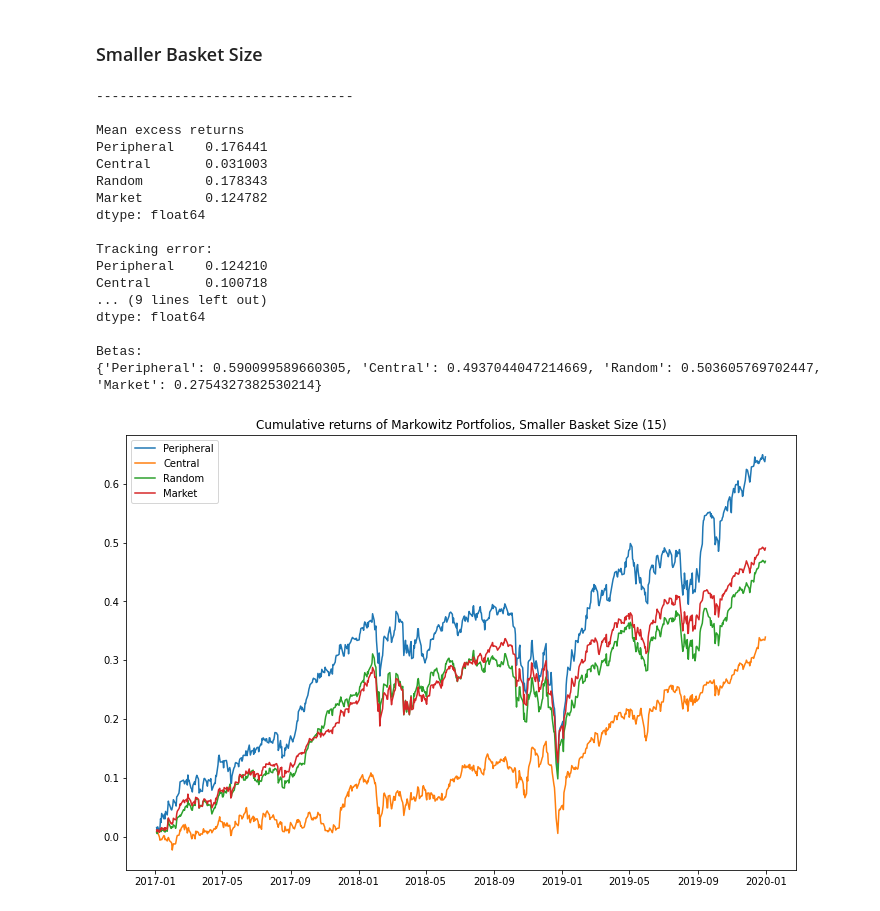
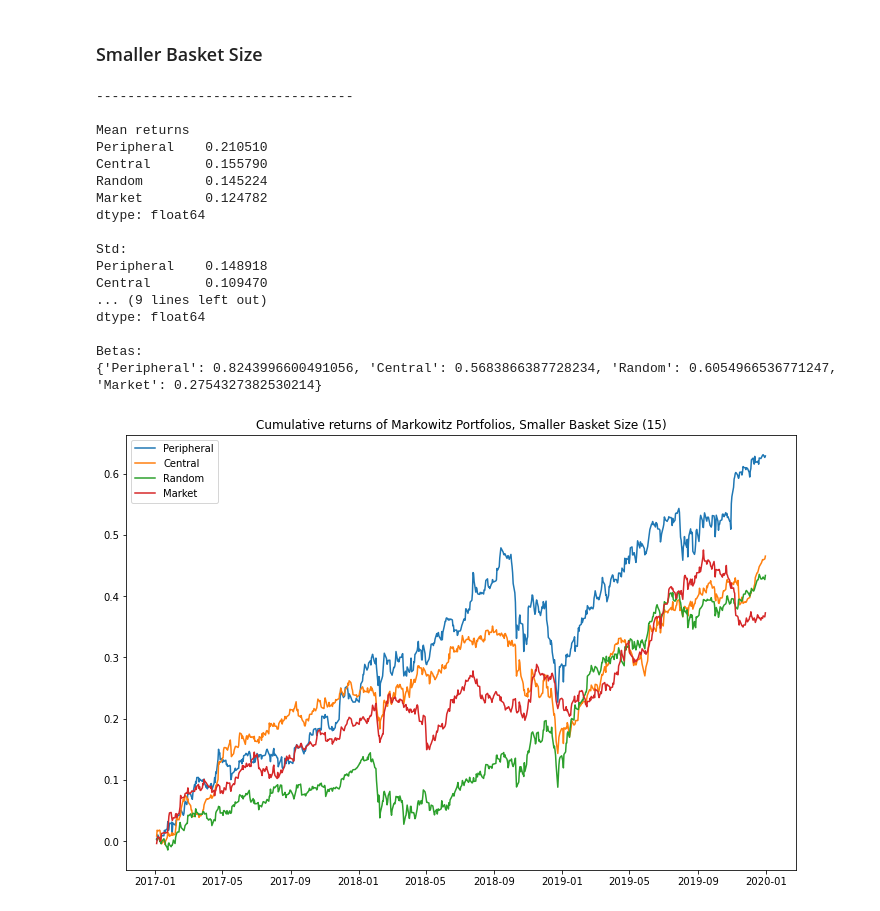
Before and after one commit to jw6602/GC-Project, a Jupyter notebook: backtest.ipynb, the cells around one changed output. Saved outputs shown, nothing was run; the diff lists cells and outputs as text; code cells hidden in the pictures.

```diff
--- a/backtest.ipynb
+++ b/backtest.ipynb
@@ -58,6 +42,11 @@ log_returns_df.head()
 5 rows × 485 columns
 # %%
 # S&P500 daily returns
-SnP_returns = pd.read_csv('SnP_returns.csv', index_col='DATE', parse_dates=True).squeeze()
-SnP_returns
+SnP_returns = pd.read_csv('data/SnP_returns.csv', index_col='DATE', parse_dates=True).squeeze()
+
+plt.figure(figsize=(10,6))
+plt.title('SnP cumulative returns')
+plt.plot(SnP_returns.cumsum())
+plt.axhline(0, linestyle='--', color='k', alpha=.5)
+plt.show()
 # %% [output]
@@ -85,9 +54,10 @@ plt.show()
 # %%
 # XY centrality ranking; computed in the previous workbook
-XY_rankings = pd.read_csv("XY_rankings.csv", index_col='Date', parse_dates=True)
+#XY_rankings = pd.read_csv("data/XY_rankings.csv", index_col='Date', parse_dates=True)
+XY_rankings = pd.read_csv("data/XY_rankings_126.csv", index_col='Date', parse_dates=True)
 print(XY_rankings.info())
 
 # quarterly rebalanced XY ranking
-XY_rankings.iloc[:190:63]
+XY_rankings.iloc[252:505:63]
 # %% [output]
 <class 'pandas.core.frame.DataFrame'>
@@ -448,43 +411,43 @@ plt.show();
 # %%
 basket_size = 15
 
 t_15 = Backtester(basket_size, 63, 1, 252, XY_rankings)
-back_results = t_back.backtest_markowitz_weight(log_returns_df, verbose=False)
+back_15 = t_15.backtest_markowitz_weight(log_returns_df, verbose=False)
 print('\n---------------------------------\n')
-print('Mean excess returns')
-print(back_results.mean()*252)
-print('\nTracking error:')
-print(back_results.std() * np.sqrt(252))
-print('\nInformation Ratio:')
-print(back_results.mean()/eqw_back_results.std() * np.sqrt(252))
+print('Mean returns')
+print(back_15.mean()*252)
+print('\nStd:')
+print(back_15.std() * np.sqrt(252))
+print('\nRisk-adjusted return:')
+print(back_15.mean()/eqw_back_results.std() * np.sqrt(252))
 print('\nBetas:')
-print(compute_betas(back_results, SnP_returns))
+print(compute_betas(back_15, SnP_returns))
 
 plt.figure(figsize=(12,8))
 plt.title('Cumulative returns of Markowitz Portfolios, Smaller Basket Size (%d)'%basket_size)
+
 portfolio_names = ['Peripheral', 'Central', 'Random', 'Market']
-#plt.plot(back_results.cumsum(), label=portfolio_names)
 for name in portfolio_names:
-    plt.plot(eqw_back_results[name].cumsum(), label=name)
+    plt.plot(back_15[name].cumsum(), label=name)
 
 plt.legend()
 plt.show();
 # %% [output]
 ---------------------------------
 
-Mean excess returns
-Peripheral    0.176441
-Central       0.031003
-Random        0.178343
+Mean returns
+Peripheral    0.210510
+Central       0.155790
+Random        0.145224
 Market        0.124782
 dtype: float64
 
-Tracking error:
-Peripheral    0.124210
-Central       0.100718
+Std:
+Peripheral    0.148918
+Central       0.109470
 ... (9 lines left out)
 dtype: float64
 
 Betas:
-{'Peripheral': 0.590099589660305, 'Central': 0.4937044047214669, 'Random': 0.503605769702447, 'Market': 0.2754327382530214}
+{'Peripheral': 0.8243996600491056, 'Central': 0.5683866387728234, 'Random': 0.6054966536771247, 'Market': 0.2754327382530214}
-[figure, old version]
+[figure, new version]
```
Also changed, not shown: parts of 23 cells of this notebook, 5 other files.
